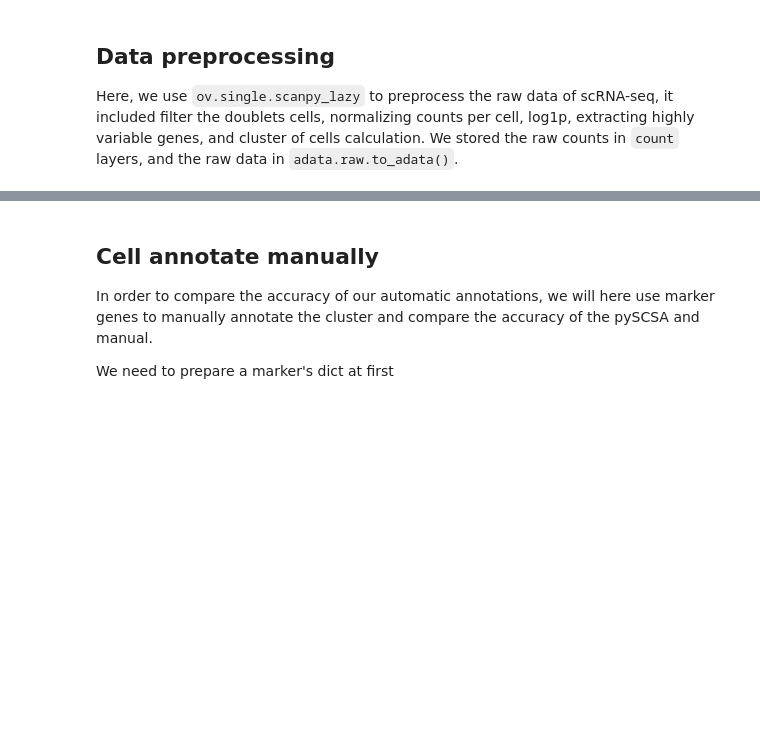
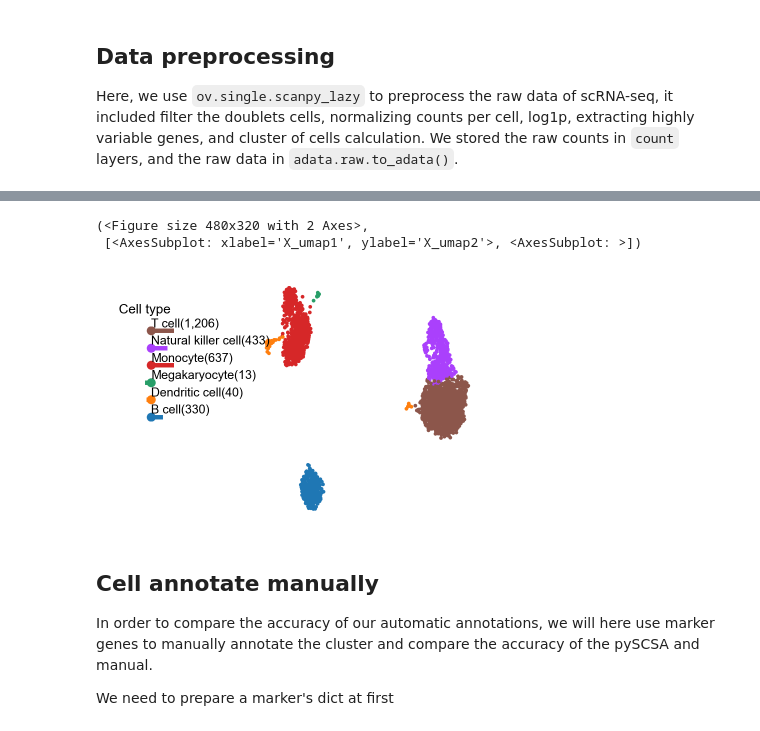
Before and after one commit to Starlitnightly/omicverse, a Jupyter notebook: omicverse_guide/docs/Tutorials-single/t_cellanno.ipynb, the cells around one changed output, grey strips where cells are left out. Cells and saved outputs as stored; diff of their text form; code cells hidden in the pictures; blank space fills up the shorter version.

```diff
--- a/omicverse_guide/docs/Tutorials-single/t_cellanno.ipynb
+++ b/omicverse_guide/docs/Tutorials-single/t_cellanno.ipynb
@@ -177,3 +201,12 @@ sc.pl.umap(adata, color=['leiden','scsa_celltype'], legend_loc='on data', frameo
+# %%
+ov.utils.plot_embedding_celltype(adata,figsize=None,basis='X_umap',
+                            celltype_key='scsa_celltype_cellmarker',title='    Cell type',
+                            celltype_range=(2,6),
+                            embedding_range=(4,10),)
+# %% [output]
+(<Figure size 480x320 with 2 Axes>,
+ [<AxesSubplot: xlabel='X_umap1', ylabel='X_umap2'>, <AxesSubplot: >])
+[figure, added]
 # %% [markdown]
 ## Cell annotate manually
 
```
Also changed, not shown: parts of 26 cells of this notebook, 1 other file.
